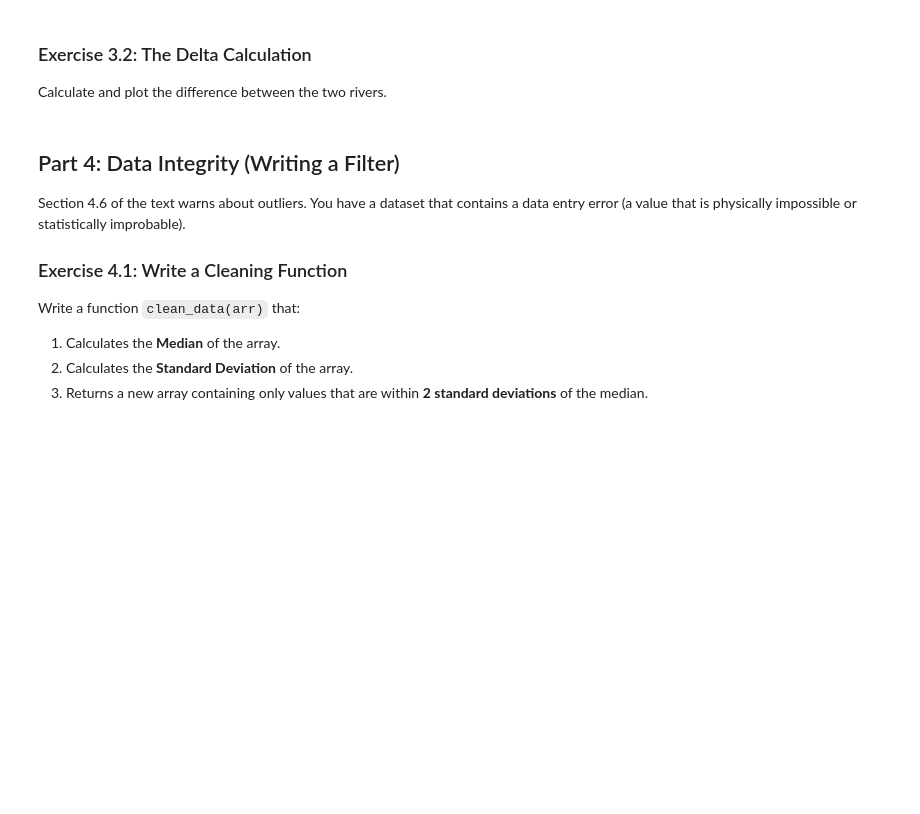
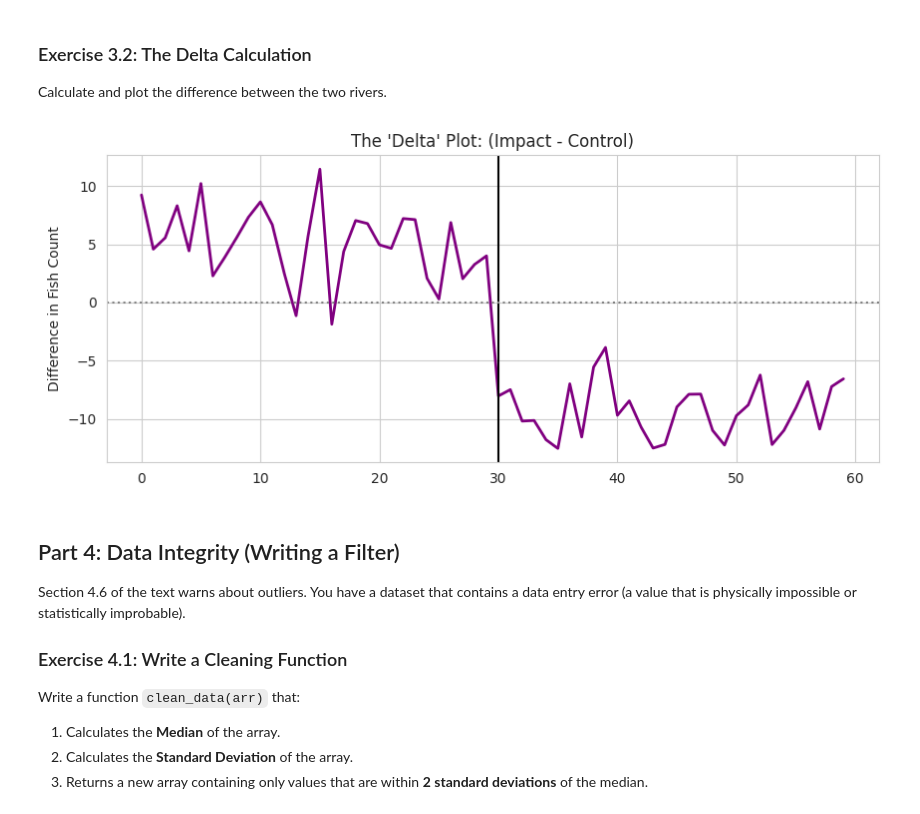
Before and after one commit to Jacob16845/ES-2245, a Jupyter notebook: ES2245_lab2.ipynb, the cells around one changed output. Drawn from its saved outputs; the diff is of its cells as text; code cells hidden in the pictures; blank space fills up the shorter version.

```diff
--- a/ES2245_lab2.ipynb
+++ b/ES2245_lab2.ipynb
@@ -216,16 +225,18 @@ Calculate and plot the difference between the two rivers.
 # %%
 # Calculate difference (Impact - Control)
 # YOUR CODE HERE
-difference = None
+difference = impact_river - control_river
 
 # Plot
 plt.figure(figsize=(10,4))
 plt.plot(time, difference, color='purple', linewidth=2)
 plt.axvline(30, color='black', label='Dam Built')
 plt.axhline(0, color='gray', linestyle=':')
 plt.title("The 'Delta' Plot: (Impact - Control)")
 plt.ylabel("Difference in Fish Count")
 plt.show()
+# %% [output]
+[figure, added]
 # %% [markdown]
 ## Part 4: Data Integrity (Writing a Filter)
 
```
Also changed, not shown: parts of 6 cells of this notebook.
